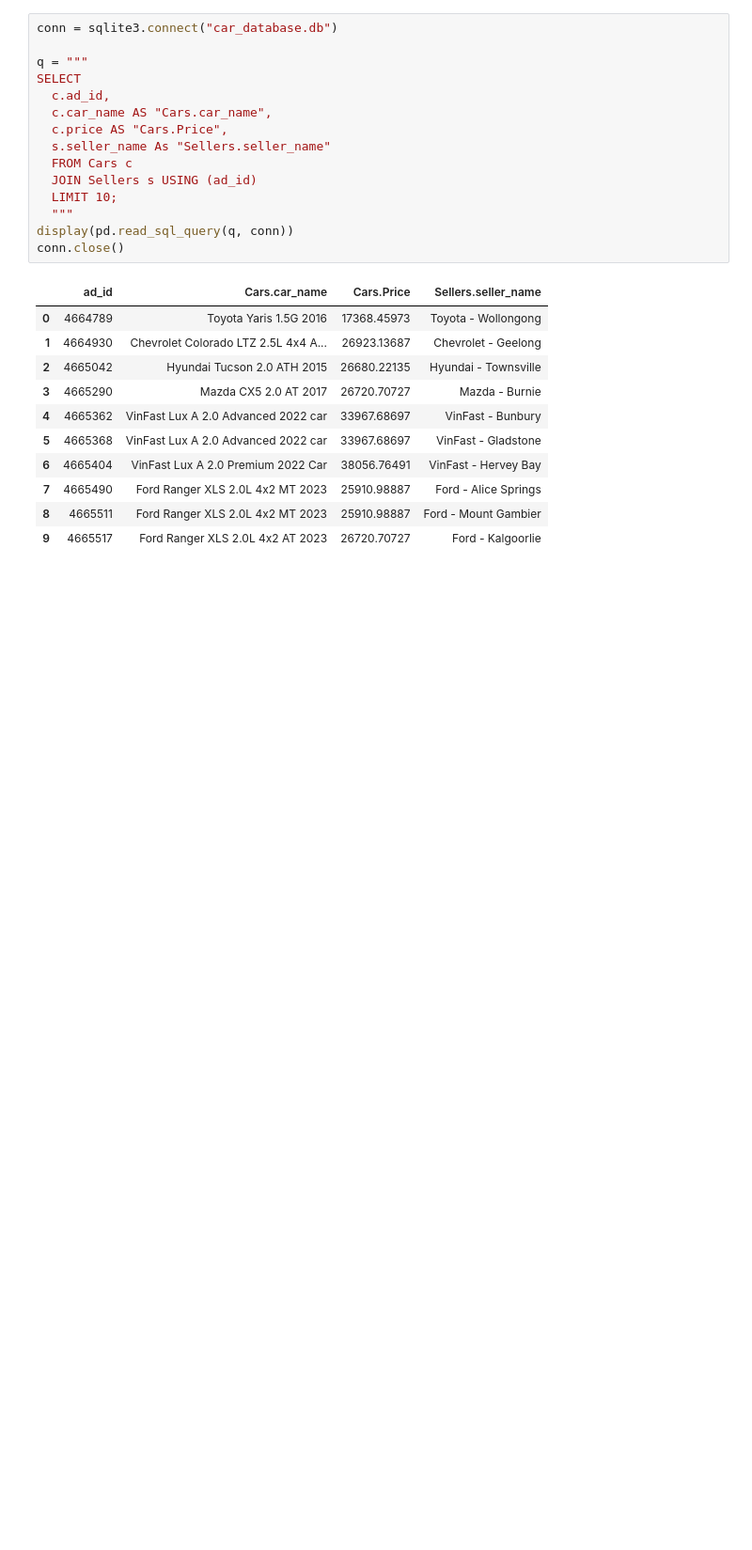
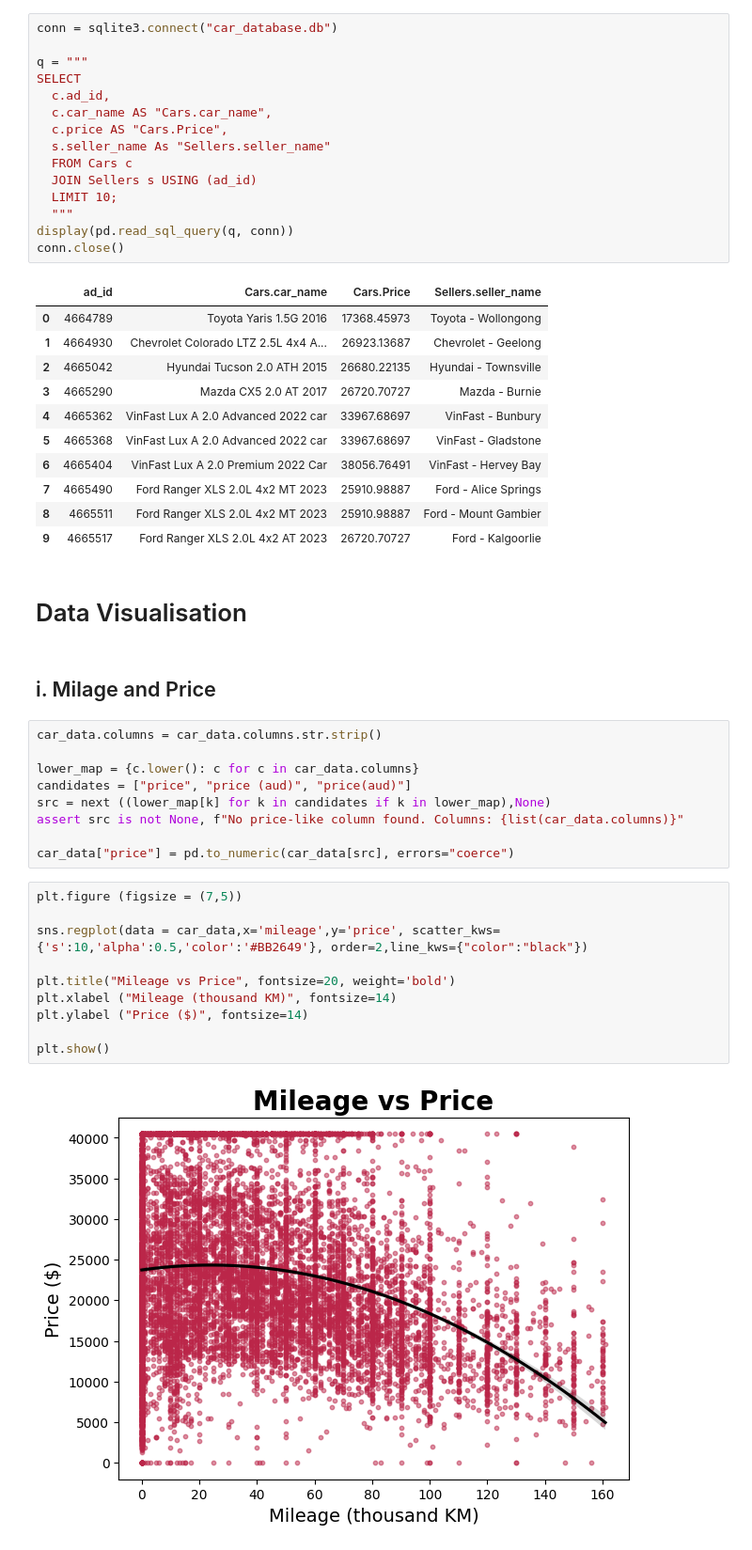
Before and after one commit to gvosper25/GeorgiaVosper_3009ICT, a Jupyter notebook: GeorgiaVosper_3009ICT.ipynb, the cells around one changed output. Shown at 94% size. Cells and saved outputs as stored; diff of their text form; blank space fills up the shorter version.

Commit message:
Data Visualisation

```diff
--- a/GeorgiaVosper_3009ICT.ipynb
+++ b/GeorgiaVosper_3009ICT.ipynb
@@ -298,3 +300,28 @@ conn.close()
 | 7 | 4665490 | Ford Ranger XLS 2.0L 4x2 MT 2023 | 25910.98887 | Ford - Alice Springs |
 | 8 | 4665511 | Ford Ranger XLS 2.0L 4x2 MT 2023 | 25910.98887 | Ford - Mount Gambier |
 | 9 | 4665517 | Ford Ranger XLS 2.0L 4x2 AT 2023 | 26720.70727 | Ford - Kalgoorlie |
+# %% [markdown]
+# Data Visualisation
+# %% [markdown]
+## i. Milage and Price
+# %%
+car_data.columns = car_data.columns.str.strip()
+
+lower_map = {c.lower(): c for c in car_data.columns}
+candidates = ["price", "price (aud)", "price(aud)"]
+src = next ((lower_map[k] for k in candidates if k in lower_map),None)
+assert src is not None, f"No price-like column found. Columns: {list(car_data.columns)}"
+
+car_data["price"] = pd.to_numeric(car_data[src], errors="coerce")
+# %%
+plt.figure (figsize = (7,5))
+
+sns.regplot(data = car_data,x='mileage',y='price', scatter_kws={'s':10,'alpha':0.5,'color':'#BB2649'}, order=2,line_kws={"color":"black"})
+
+plt.title("Mileage vs Price", fontsize=20, weight='bold')
+plt.xlabel ("Mileage (thousand KM)", fontsize=14)
+plt.ylabel ("Price ($)", fontsize=14)
+
+plt.show()
+# %% [output]
+[figure, added]
```
Also changed, not shown: parts of 14 cells of this notebook.
